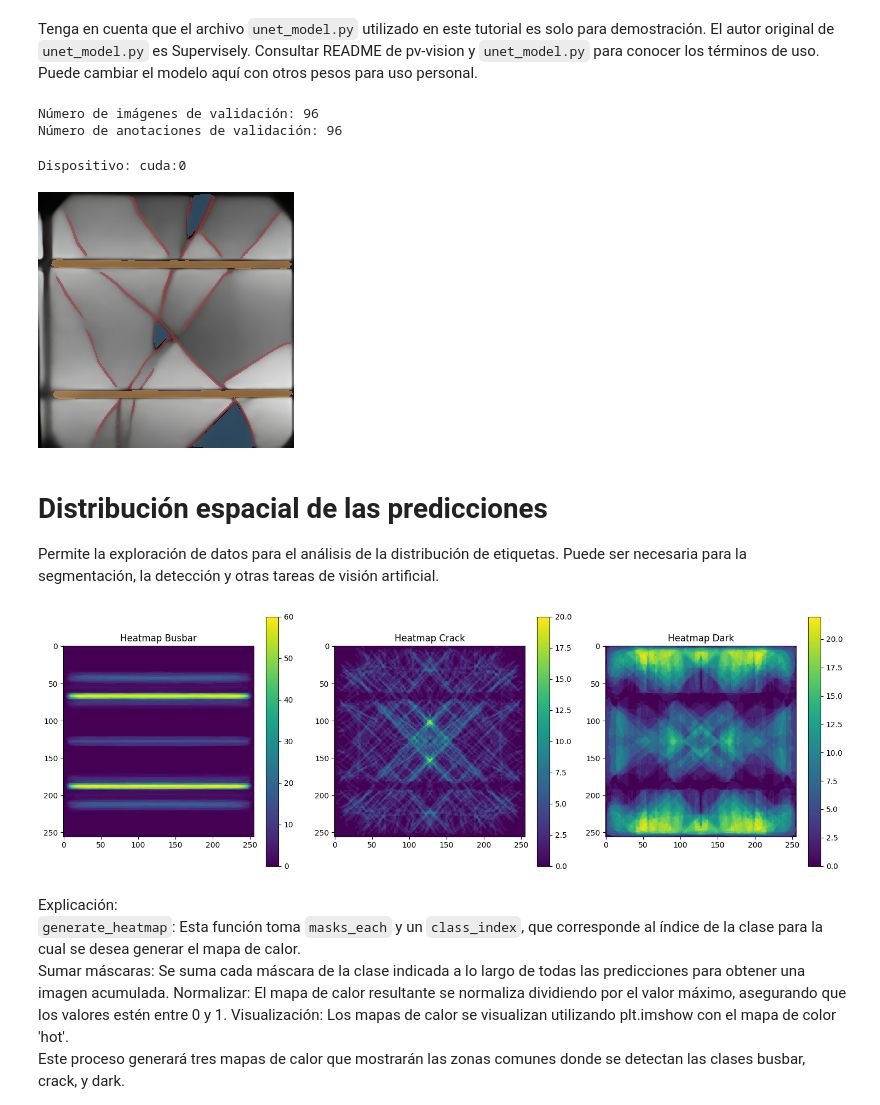
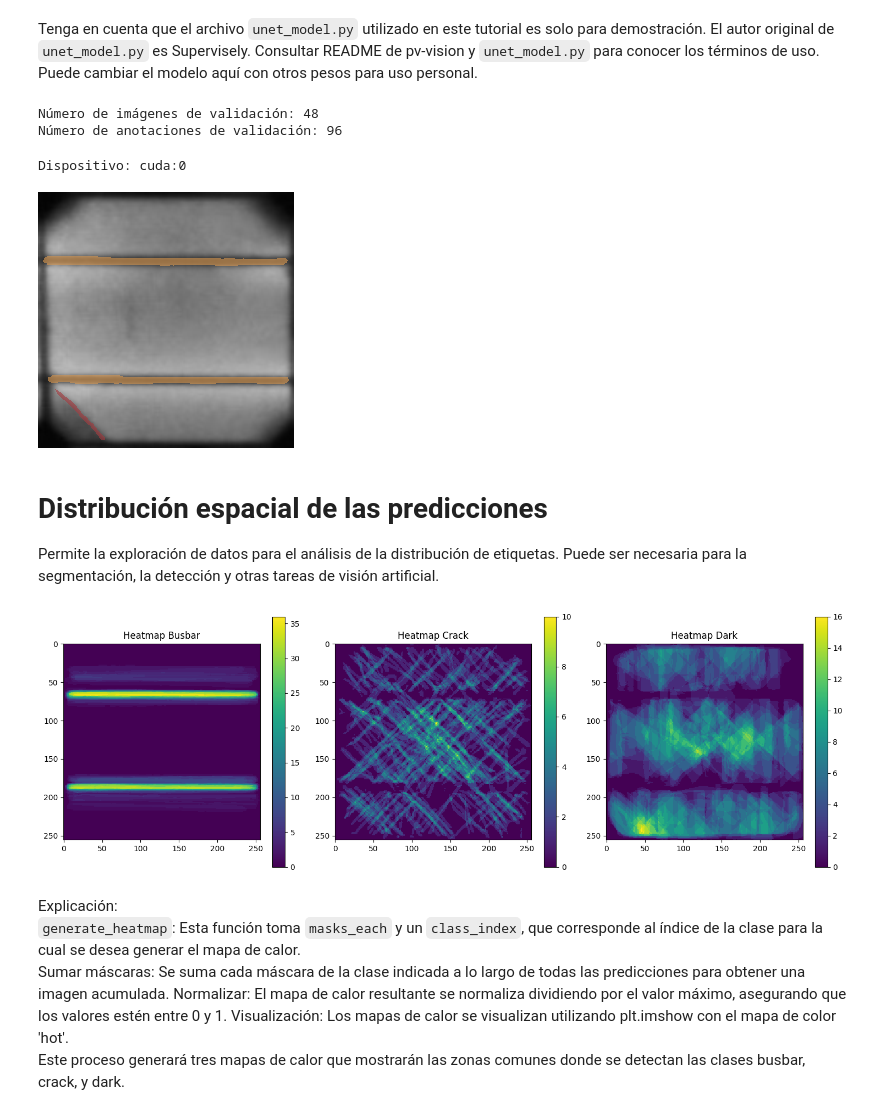
Before and after one commit to Franklingo13/PVDefectDetect, a Jupyter notebook: TestsPV-vision/EvaluacionModelo.ipynb, the cells around one changed output. Drawn from its saved outputs; the diff is of its cells as text; code cells hidden in the pictures.

```diff
--- a/TestsPV-vision/EvaluacionModelo.ipynb
+++ b/TestsPV-vision/EvaluacionModelo.ipynb
@@ -227,9 +229,10 @@ def evaluate_predictions(pred_masks, true_masks):
 # %%
 
 # Carpeta de imágenes
-val_imgs_path = 'D:/Documentos/Universidad de Cuenca/Trabajo de Titulación/DatasetFinal/resize/img'
+#val_imgs_path = 'D:/Documentos/Universidad de Cuenca/Trabajo de Titulación/DatasetFinal/resize/img'
+val_imgs_path = 'D:/Documentos/Universidad de Cuenca/Trabajo de Titulación/Datasets_EL/CeldasIndividuales/Mono2_V40_I5_t28'
 #val_imgs_path = 'D:/Documentos/PV_Vision/crack_segmentation/crack_segmentation/val/img'
-#D:\Documentos\Universidad de Cuenca\Trabajo de Titulación\FullDataset\SuperMerge\img
+#D:\Documentos\Universidad de Cuenca\Trabajo de Titulación\Datasets_EL\CeldasIndividuales\Mono2_V40_I5_t28
 
 # Carpeta de anotaciones
 #val_annotations_path = 'D:/Documentos/Universidad de Cuenca/Trabajo de Titulación/CellAnotation_no_humanMasks/dataset_cells/annotations'
@@ -241,7 +244,7 @@ ann_val = [cv.imread(file, cv.IMREAD_GRAYSCALE) for file in list_images(val_anno
 print(f'Número de imágenes de validación: {len(images_val)}')
 print(f'Número de anotaciones de validación: {len(ann_val)}')
 # %% [output]
-Número de imágenes de validación: 96
+Número de imágenes de validación: 48
 Número de anotaciones de validación: 96
 # %%
 # Transformación para redimensionar las imágenes a 256x256 y convertirlas a tensores de PyTorch.
@@ -378,14 +381,14 @@ masks = modelhandler.predict(save=True)
 # %% [output]
 Dispositivo: cuda:0
 # %%
-noCell = 27
+noCell = 1
 true_masks = get_annotation_masks(ann_val)
 # Se obtienen las máscaras de las predicciones del modelo.
 masks_each = get_masks(masks)
 # Se dibujan las máscaras sobre las imágenes originales.
 draw_mask(images_val[noCell], masks_each[noCell])
 # %% [output]
-[figure, old version]
+[figure, new version]
 # %%
 # Calcular las métricas para las predicciones del modelo.
 metrics = evaluate_predictions(masks_each, true_masks)
@@ -458,7 +461,7 @@ plt.colorbar()
 plt.tight_layout()
 plt.show()
 # %% [output]
-[figure, old version]
+[figure, new version]
 # %% [markdown]
 Explicación:
 `generate_heatmap`: Esta función toma `masks_each` y un `class_index`, que corresponde al índice de la clase para la cual se desea generar el mapa de calor.
```
Also changed, not shown: parts of 15 cells of this notebook.
